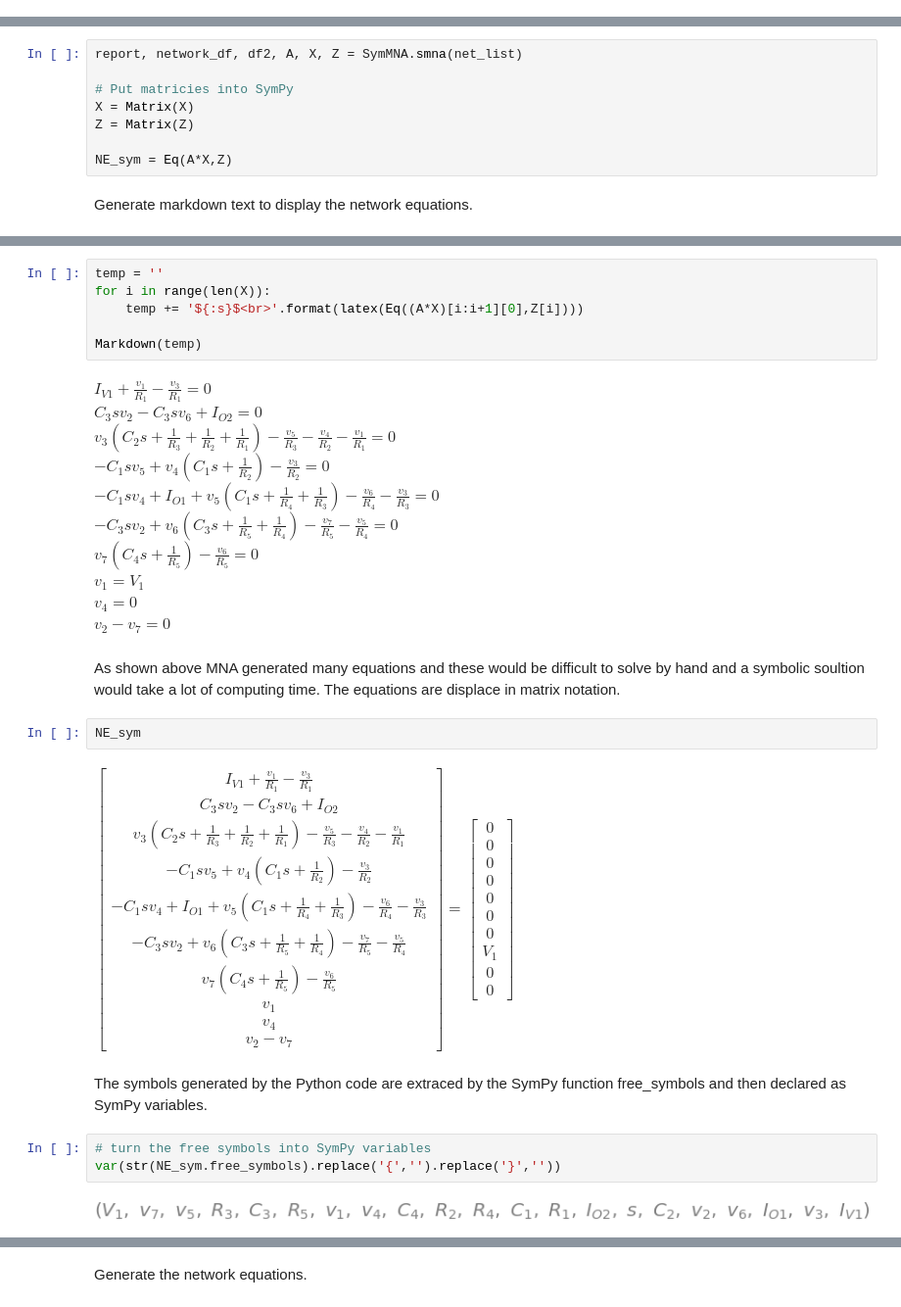
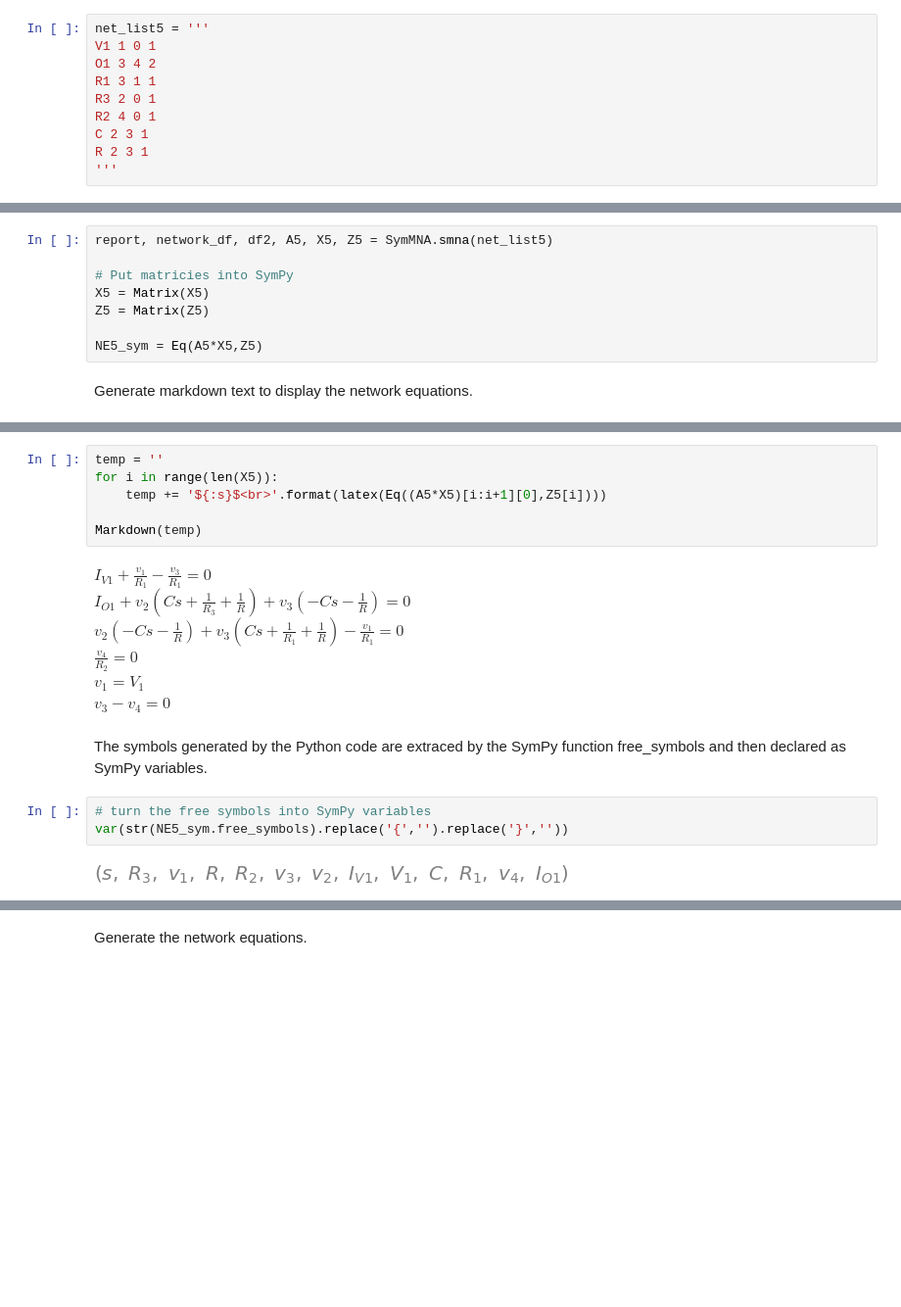
Before and after one commit to Tiburonboy/Symbolic-Modified-Nodal-Analysis-using-Python, a Jupyter notebook: backup/Modeling Op Amps.ipynb, the cells around one changed output, grey strips where cells are left out. Shown at 98% size. Drawn from its saved outputs; the diff is of its cells as text; blank space fills up the shorter version.

```diff
--- a/backup/Modeling Op Amps.ipynb
+++ b/backup/Modeling Op Amps.ipynb
@@ -654,12 +735,22 @@ V1 1 0 1
+# %%
+net_list5 = '''
+V1 1 0 1
+O1 3 4 2
+R1 3 1 1
+R3 2 0 1
+R2 4 0 1
+C 2 3 1
+R 2 3 1
+'''
 # %% [markdown]
 Generate the network equations.
 # %%
-report, network_df, df2, A, X, Z = SymMNA.smna(net_list)
+report, network_df, df2, A5, X5, Z5 = SymMNA.smna(net_list5)
 
 # Put matricies into SymPy
-X = Matrix(X)
-Z = Matrix(Z)
+X5 = Matrix(X5)
+Z5 = Matrix(Z5)
 
-NE_sym = Eq(A*X,Z)
+NE5_sym = Eq(A5*X5,Z5)
 # %% [markdown]
 Generate markdown text to display the network equations.
@@ -684,21 +757,15 @@ number of K - Coupled inductors: 0
 # %%
 temp = ''
-for i in range(len(X)):
-    temp += '${:s}$<br>'.format(latex(Eq((A*X)[i:i+1][0],Z[i])))
+for i in range(len(X5)):
+    temp += '${:s}$<br>'.format(latex(Eq((A5*X5)[i:i+1][0],Z5[i])))
 
 Markdown(temp)
 # %% [output]
-$I_{V1} + \frac{v_{1}}{R_{1}} - \frac{v_{3}}{R_{1}} = 0$<br>$C_{3} s v_{2} - C_{3} s v_{6} + I_{O2} = 0$<br>$v_{3} \left(C_{2} s + \frac{1}{R_{3}} + \frac{1}{R_{2}} + \frac{1}{R_{1}}\right) - \frac{v_{5}}{R_{3}} - \frac{v_{4}}{R_{2}} - \frac{v_{1}}{R_{1}} = 0$<br>$- C_{1} s v_{5} + v_{4} \left(C_{1} s + \frac{1}{R_{2}}\right) - \frac{v_{3}}{R_{2}} = 0$<br>$- C_{1} s v_{4} + I_{O1} + v_{5} \left(C_{1} s + \frac{1}{R_{4}} + \frac{1}{R_{3}}\right) - \frac{v_{6}}{R_{4}} - \frac{v_{3}}{R_{3}} = 0$<br>$- C_{3} s v_{2} + v_{6} \left(C_{3} s + \frac{1}{R_{5}} + \frac{1}{R_{4}}\right) - \frac{v_{7}}{R_{5}} - \frac{v_{5}}{R_{4}} = 0$<br>$v_{7} \left(C_{4} s + \frac{1}{R_{5}}\right) - \frac{v_{6}}{R_{5}} = 0$<br>$v_{1} = V_{1}$<br>$v_{4} = 0$<br>$v_{2} - v_{7} = 0$<br>
+$I_{V1} + \frac{v_{1}}{R_{1}} - \frac{v_{3}}{R_{1}} = 0$<br>$I_{O1} + v_{2} \left(C s + \frac{1}{R_{3}} + \frac{1}{R}\right) + v_{3} \left(- C s - \frac{1}{R}\right) = 0$<br>$v_{2} \left(- C s - \frac{1}{R}\right) + v_{3} \left(C s + \frac{1}{R_{1}} + \frac{1}{R}\right) - \frac{v_{1}}{R_{1}} = 0$<br>$\frac{v_{4}}{R_{2}} = 0$<br>$v_{1} = V_{1}$<br>$v_{3} - v_{4} = 0$<br>
-# %% [markdown]
-As shown above MNA generated many equations and these would be difficult to solve by hand and a symbolic soultion would take a lot of computing time. The equations are displace in matrix notation.
-# %%
-NE_sym
-# %% [output]
-$\displaystyle \left[\begin{matrix}I_{V1} + \frac{v_{1}}{R_{1}} - \frac{v_{3}}{R_{1}}\\C_{3} s v_{2} - C_{3} s v_{6} + I_{O2}\\v_{3} \left(C_{2} s + \frac{1}{R_{3}} + \frac{1}{R_{2}} + \frac{1}{R_{1}}\right) - \frac{v_{5}}{R_{3}} - \frac{v_{4}}{R_{2}} - \frac{v_{1}}{R_{1}}\\- C_{1} s v_{5} + v_{4} \left(C_{1} s + \frac{1}{R_{2}}\right) - \frac{v_{3}}{R_{2}}\\- C_{1} s v_{4} + I_{O1} + v_{5} \left(C_{1} s + \frac{1}{R_{4}} + \frac{1}{R_{3}}\right) - \frac{v_{6}}{R_{4}} - \frac{v_{3}}{R_{3}}\\- C_{3} s v_{2} + v_{6} \left(C_{3} s + \frac{1}{R_{5}} + \frac{1}{R_{4}}\right) - \frac{v_{7}}{R_{5}} - \frac{v_{5}}{R_{4}}\\v_{7} \left(C_{4} s + \frac{1}{R_{5}}\right) - \frac{v_{6}}{R_{5}}\\v_{1}\\v_{4}\\v_{2} - v_{7}\end{matrix}\right] = \left[\begin{matrix}0\\0\\0\\0\\0\\0\\0\\V_{1}\\0\\0\end{matrix}\right]$
 # %% [markdown]
 The symbols generated by the Python code are extraced by the SymPy function free_symbols and then declared as SymPy variables.
 # %%
 # turn the free symbols into SymPy variables
-var(str(NE_sym.free_symbols).replace('{','').replace('}',''))
+var(str(NE5_sym.free_symbols).replace('{','').replace('}',''))
 # %% [output]
-[figure, old version]
+[figure, new version]
```
Also changed, not shown: parts of 233 cells of this notebook, 29 other files.
